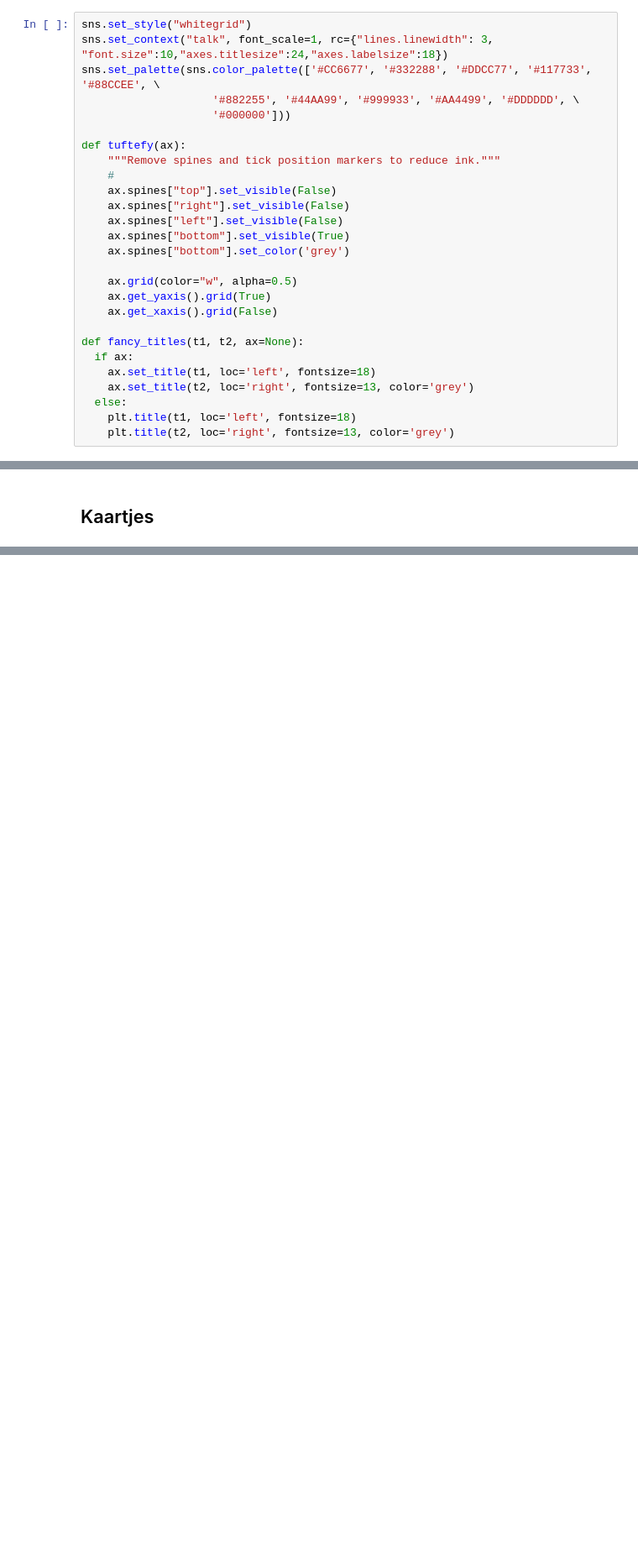
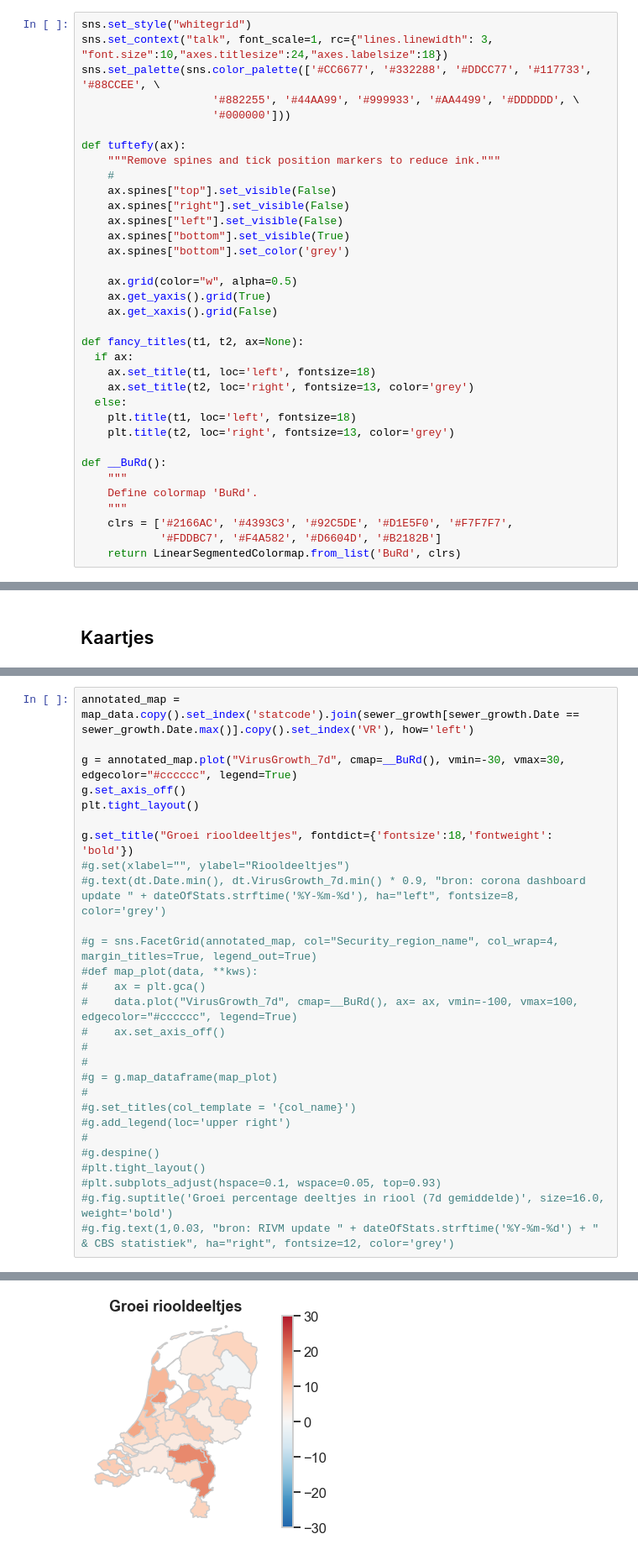
Before and after one commit to DavyLandman/covid-19-rivm-data, a Jupyter notebook: sewage-trends.ipynb, the cells around one changed output, grey strips where cells are left out. Shown at 84% size. Saved outputs shown, nothing was run; the diff lists cells and outputs as text; blank space fills up the shorter version.

```diff
--- a/sewage-trends.ipynb
+++ b/sewage-trends.ipynb
@@ -82,6 +146,14 @@ def fancy_titles(t1, t2, ax=None):
   else:
     plt.title(t1, loc='left', fontsize=18)
     plt.title(t2, loc='right', fontsize=13, color='grey')
+
+def __BuRd():
+    """
+    Define colormap 'BuRd'.
+    """
+    clrs = ['#2166AC', '#4393C3', '#92C5DE', '#D1E5F0', '#F7F7F7',
+            '#FDDBC7', '#F4A582', '#D6604D', '#B2182B']
+    return LinearSegmentedColormap.from_list('BuRd', clrs)
 # %% [markdown]
 ## Plots
 # %% [markdown]
@@ -229,0 +325,29 @@ annotated_map = map_data.copy().set_index('statcode').join(sewer_growth[sewer_gr
+# %%
+annotated_map = map_data.copy().set_index('statcode').join(sewer_growth[sewer_growth.Date == sewer_growth.Date.max()].copy().set_index('VR'), how='left')
+
+g = annotated_map.plot("VirusGrowth_7d", cmap=__BuRd(), vmin=-30, vmax=30, edgecolor="#cccccc", legend=True)
+g.set_axis_off()
+plt.tight_layout()
+
+g.set_title("Groei riooldeeltjes", fontdict={'fontsize':18,'fontweight': 'bold'})
+#g.set(xlabel="", ylabel="Riooldeeltjes")
+#g.text(dt.Date.min(), dt.VirusGrowth_7d.min() * 0.9, "bron: corona dashboard update " + dateOfStats.strftime('%Y-%m-%d'), ha="left", fontsize=8, color='grey')
+
+#g = sns.FacetGrid(annotated_map, col="Security_region_name", col_wrap=4, margin_titles=True, legend_out=True)
+#def map_plot(data, **kws):
+#    ax = plt.gca()
+#    data.plot("VirusGrowth_7d", cmap=__BuRd(), ax= ax, vmin=-100, vmax=100, edgecolor="#cccccc", legend=True)
+#    ax.set_axis_off()
+#
+#
+#g = g.map_dataframe(map_plot)
+#
+#g.set_titles(col_template = '{col_name}')
+#g.add_legend(loc='upper right')
+#
+#g.despine()
+#plt.tight_layout()
+#plt.subplots_adjust(hspace=0.1, wspace=0.05, top=0.93)
+#g.fig.suptitle('Groei percentage deeltjes in riool (7d gemiddelde)', size=16.0, weight='bold')
+#g.fig.text(1,0.03, "bron: RIVM update " + dateOfStats.strftime('%Y-%m-%d') + " & CBS statistiek", ha="right", fontsize=12, color='grey')
+# %% [output]
@@ -229,0 +356 @@ annotated_map = map_data.copy().set_index('statcode').join(sewer_growth[sewer_gr
+[figure, added]
```
Also changed, not shown: parts of 15 cells of this notebook.
